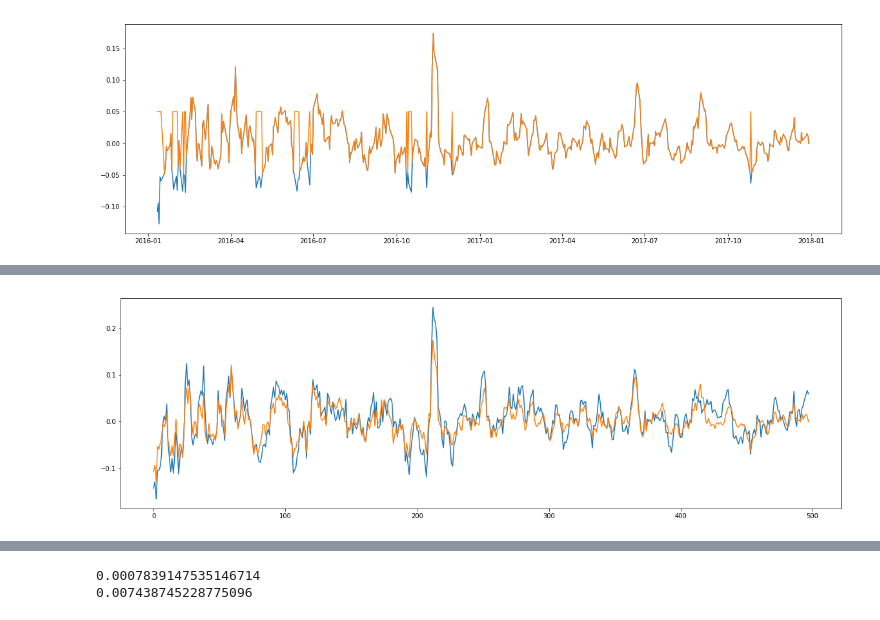
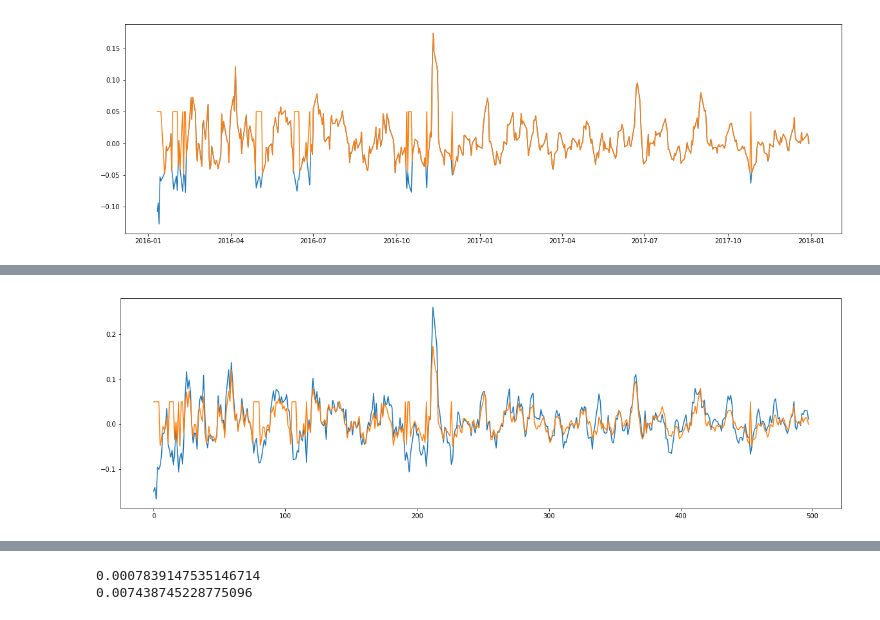
Before and after one commit to DLColumbia/DeepLearning_for_finance, a Jupyter notebook: calibration_first_try.ipynb, the cells around one changed output, grey strips where cells are left out. Drawn from its saved outputs; the diff is of its cells as text; code cells hidden in the pictures.

Commit message:
requires new data zip but tchatcheur

```diff
--- a/calibration_first_try.ipynb
+++ b/calibration_first_try.ipynb
@@ -842,9 +842,12 @@ def return_commonals(S,p,batch_x):
     return(list_commonals)
 # %%
 # Training Parameters
-S = 25
+S = 65
 
-stock_list = [return_commonals(25, p, batch_x)[i][1] for i in range(25)]
+stock_list = [return_commonals(S, p, batch_x)[i][1] for i in range(S)]
+ticker_list_calib = [return_commonals(S, p, batch_x)[i][0] for i in range(S)]
+
+
 
 len_list = len(stock_list)
 stock_list_unnorm = []
@@ -858,8 +861,13 @@ for j in range(len_list):
 
 stock_arr = np.array(stock_list_unnorm).transpose()
 
-learning_rate = 0.0008
-num_steps = 2000
+
+
+
+#train_setData_n, train_setData, list_tickers_train
+
+learning_rate = 0.0001
+num_steps = 10000
 batch_size = 10
 lambd = 0.2
 val_dropout = 0.85
@@ -872,7 +880,7 @@ display_step = 1000
 n_hidden = 5  # bottleneck layer
 num_output = num_input
 
-y = rate['Adj Close']
+y = rate2['Adj Close']
 # %%
 y = y.tolist()
 # %%
@@ -993,5 +1000,5 @@ with tf.Graph().as_default():
         mini_batch_x, mini_batch_y = stock_list_2, lll
 
         #p_calib = session.run([output] , feed_dict={x: mini_batch_x , label: mini_batch_y.reshape((batch_size,1)), phase_train: True, keep_prob: 1})
-        p_calib = session.run([output] , feed_dict={x: mini_batch_x , label: mini_batch_y, phase_train: True, keep_prob: 1})
+        p_calib = session.run(output , feed_dict={x: mini_batch_x , label: mini_batch_y, phase_train: True, keep_prob: 1})
 # %% [output]
@@ -1010,8 +1028,7 @@ for i in range(len(p_calib)):
     calibration.append(product)
 # %%
 plt.plot(calibration)
-plt.show;
 plt.plot(mini_batch_y)
 plt.show();
 # %% [output]
-[figure, old version]
+[figure, new version]
```
Also changed, not shown: parts of 18 cells of this notebook.
